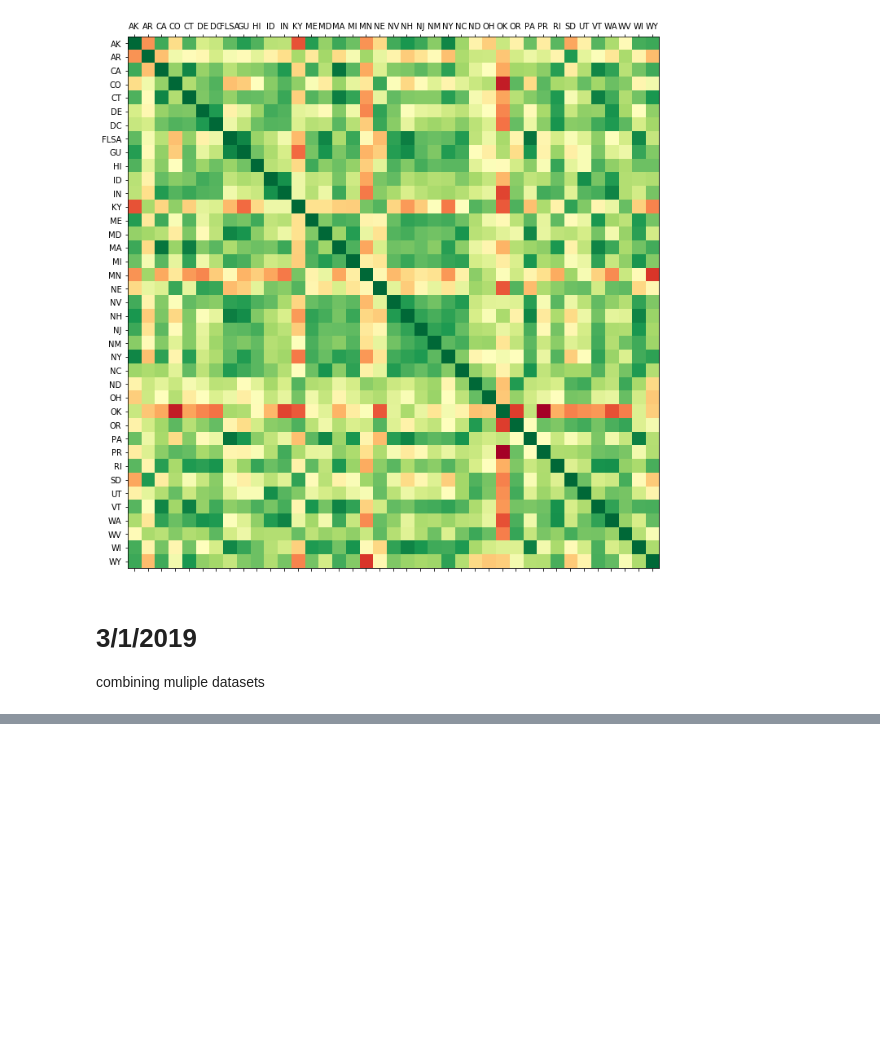
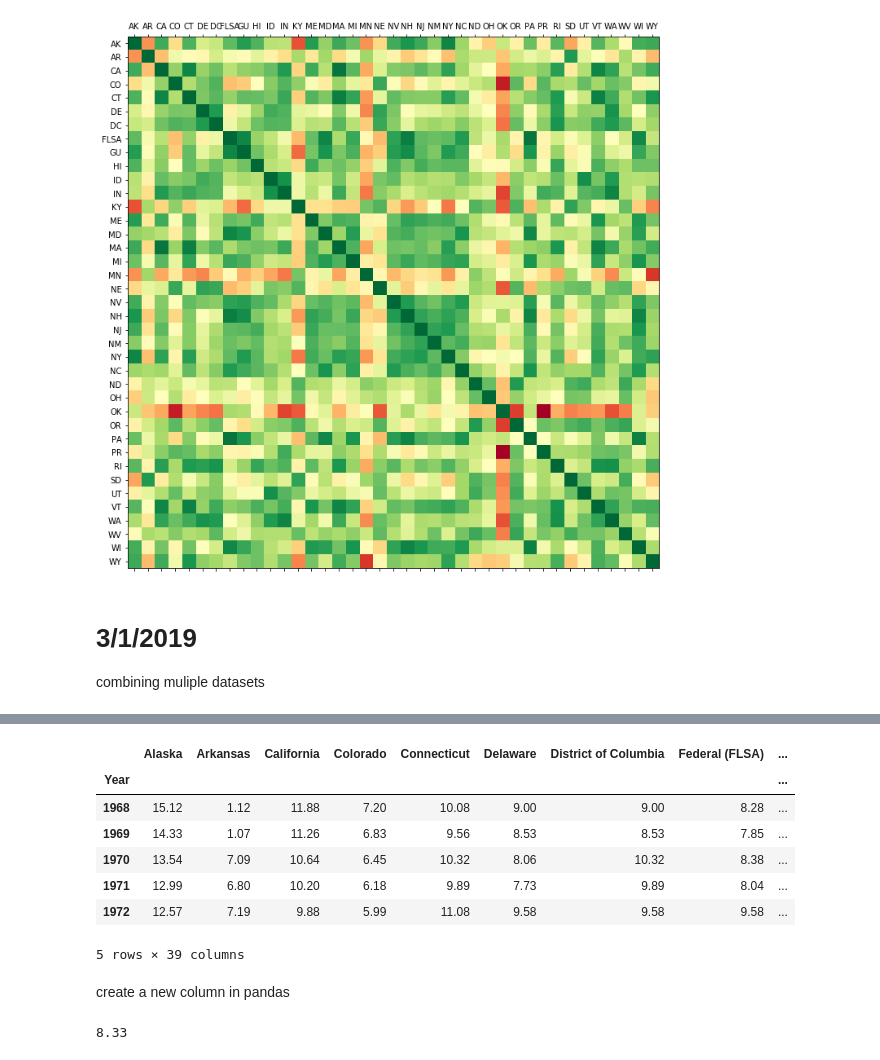
Before and after one commit to yli110-stat697/machine-learning-with-python, a Jupyter notebook: Pandas Experiences 2.ipynb, the cells around one changed output, grey strips where cells are left out. Cells and saved outputs as stored; diff of their text form; code cells hidden in the pictures; blank space fills up the shorter version.

```diff
--- a/Pandas Experiences 2.ipynb
+++ b/Pandas Experiences 2.ipynb
@@ -195,0 +209,12 @@ combining muliple datasets
+# %%
+minwage = pd.read_csv("datasets/minwage.csv")
+
+act_min_wage = pd.DataFrame()
+
+for state, data in minwage.groupby("State"):
+    if act_min_wage.empty:
+        act_min_wage = data.set_index("Year")[["Low.2018"]].rename(columns={"Low.2018":state})
+    else:
+        act_min_wage = act_min_wage.join(data.set_index("Year")[["Low.2018"]].rename(columns={"Low.2018":state}))
+
+act_min_wage.head()
@@ -195,0 +230,24 @@ combining muliple datasets
+# %%
+act_min_wage = act_min_wage.replace(0, np.nan).dropna(axis = 1)
+act_min_wage.head()
+# %% [output]
+|  | Alaska | Arkansas | California | Colorado | Connecticut | Delaware | District of Columbia | Federal (FLSA) | ... |
+| Year |  |  |  |  |  |  |  |  | ... |
+| 1968 | 15.12 | 1.12 | 11.88 | 7.20 | 10.08 | 9.00 | 9.00 | 8.28 | ... |
+| 1969 | 14.33 | 1.07 | 11.26 | 6.83 | 9.56 | 8.53 | 8.53 | 7.85 | ... |
+| 1970 | 13.54 | 7.09 | 10.64 | 6.45 | 10.32 | 8.06 | 10.32 | 8.38 | ... |
+| 1971 | 12.99 | 6.80 | 10.20 | 6.18 | 9.89 | 7.73 | 9.89 | 8.04 | ... |
+| 1972 | 12.57 | 7.19 | 9.88 | 5.99 | 11.08 | 9.58 | 9.58 | 9.58 | ... |
+5 rows × 39 columns
+# %% [markdown]
+create a new column in pandas
+# %%
+def get_min_wage(year, state):
+    try:
+        return act_min_wage.loc[year][state]
+    except:
+        return np.NaN
+
+get_min_wage(2012, "Colorado")
+# %% [output]
+8.33
```
Also changed, not shown: parts of 27 cells of this notebook, 5 other files.
